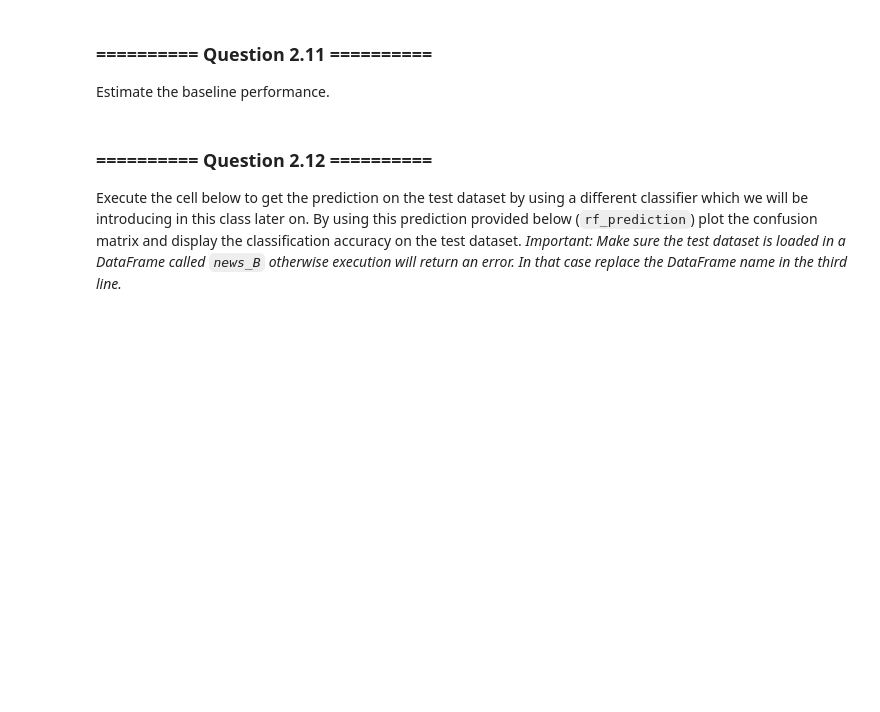
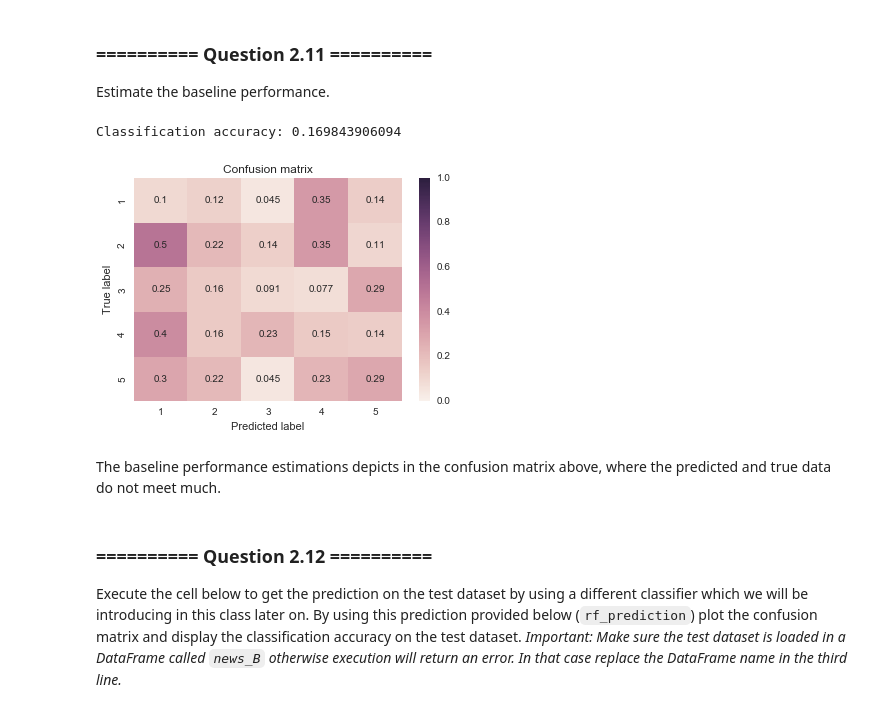
Before and after one commit to richardharmadi/iaml, a Jupyter notebook: 03_Assignment_1.ipynb, the cells around one changed output. Cells and saved outputs as stored; diff of their text form; code cells hidden in the pictures; blank space fills up the shorter version.

```diff
--- a/03_Assignment_1.ipynb
+++ b/03_Assignment_1.ipynb
@@ -378,3 +387,22 @@ Estimate the baseline performance.
+# %%
+# Your code goes here
+xran_test = part_b.drop('class',axis=1)
+yran_test = pd.Series(part_b['class'])
+
+#for every input, the classifier will generate any random value, in range 0 - 5 (values of 'class')
+yran_predict = np.random.randint(5,size=len(xran_test))+1
+
+cmran_test = confusion_matrix(yran_test, yran_predict)
+cmran_norm_test = cmran_test /cmran_test.sum(axis=1)
+
+plot_confusion_matrix(cmran_norm_test,classes=[1,2,3,4,5])
+
+print ('Classification accuracy:',(np.trace(cmran_norm_test)/5)) #classification accuracy score
+# %% [output]
+Classification accuracy: 0.169843906094
+[figure, added]
+# %% [markdown]
+The baseline performance estimations depicts in the confusion matrix above, where the predicted and true data do not meet much.
 # %% [markdown]
 ### ========== Question 2.12 ==========
 
```
Also changed, not shown: parts of 21 cells of this notebook.
